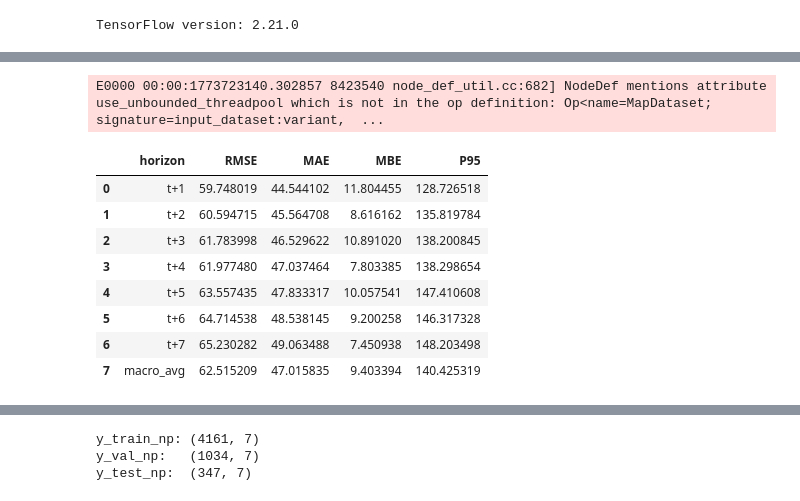
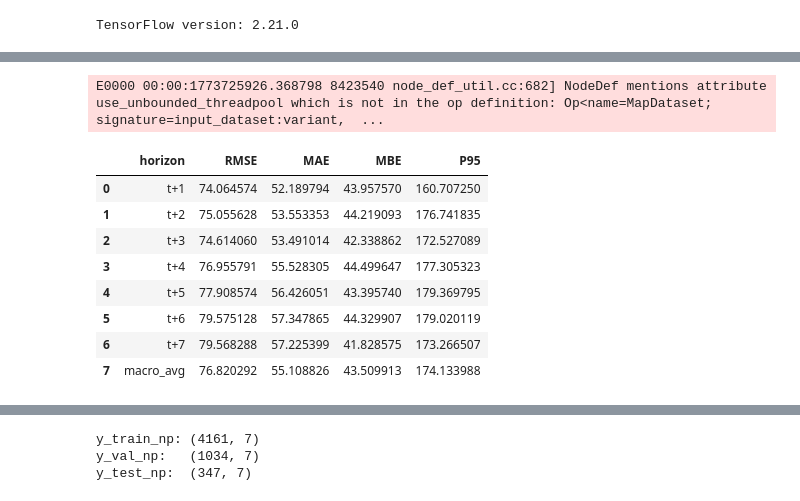
Before and after one commit to Pulkit9918/Assignment-1, a Jupyter notebook: z5708011_assignment1.ipynb, the cells around one changed output, grey strips where cells are left out. Drawn from its saved outputs; the diff is of its cells as text; code cells hidden in the pictures.

```diff
--- a/z5708011_assignment1.ipynb
+++ b/z5708011_assignment1.ipynb
@@ -473,7 +466,10 @@ def build_model():
 
     return model
 # %%
-horizon_weights = tf.constant([1,2,3,4,5,6,7], dtype=tf.float32)
+horizon_weights = tf.constant(
+    [1 / np.sqrt(k) for k in range(1, 8)],
+    dtype=tf.float32
+)
 
 def weighted_mse(y_true, y_pred):
 
@@ -492,7 +488,7 @@ model_mse.compile(
 
 early_stop = EarlyStopping(
     monitor="val_loss",
-    patience=10,
+    patience=15,
     restore_best_weights=True
 )
 
@@ -581,7 +576,7 @@ def train_and_evaluate_model(loss_fn, model_name):
 
     early_stop = EarlyStopping(
         monitor="val_loss",
-        patience=10,
+        patience=15,
         restore_best_weights=True
     )
 
@@ -645,5 +647,5 @@ E0000 00:00:1773723131.925740 8423540 node_def_util.cc:682] NodeDef mentions att
 # %%
-def weighted_quantile_loss(q=0.5):
+def weighted_quantile_loss(q=0.8):
     def loss(y_true, y_pred):
         error = y_true - y_pred
         quantile_part = tf.maximum(q * error, (q - 1.0) * error)
@@ -652,7 +654,7 @@ def weighted_quantile_loss(q=0.5):
     return loss
 # %%
 model_quantile, history_quantile, y_pred_quantile, metrics_quantile = train_and_evaluate_model(
-    weighted_quantile_loss(q=0.5),
+    weighted_quantile_loss(q=0.8),
     "weighted_quantile"
 )
 
@@ -678,13 +680,13 @@ Epoch 97/100
-E0000 00:00:1773723140.302857 8423540 node_def_util.cc:682] NodeDef mentions attribute use_unbounded_threadpool which is not in the op definition: Op<name=MapDataset; signature=input_dataset:variant,  ...
+E0000 00:00:1773725926.368798 8423540 node_def_util.cc:682] NodeDef mentions attribute use_unbounded_threadpool which is not in the op definition: Op<name=MapDataset; signature=input_dataset:variant,  ...
 |  | horizon | RMSE | MAE | MBE | P95 |
-| 0 | t+1 | 59.748019 | 44.544102 | 11.804455 | 128.726518 |
-| 1 | t+2 | 60.594715 | 45.564708 | 8.616162 | 135.819784 |
-| 2 | t+3 | 61.783998 | 46.529622 | 10.891020 | 138.200845 |
-| 3 | t+4 | 61.977480 | 47.037464 | 7.803385 | 138.298654 |
-| 4 | t+5 | 63.557435 | 47.833317 | 10.057541 | 147.410608 |
-| 5 | t+6 | 64.714538 | 48.538145 | 9.200258 | 146.317328 |
-| 6 | t+7 | 65.230282 | 49.063488 | 7.450938 | 148.203498 |
-| 7 | macro_avg | 62.515209 | 47.015835 | 9.403394 | 140.425319 |
+| 0 | t+1 | 74.064574 | 52.189794 | 43.957570 | 160.707250 |
+| 1 | t+2 | 75.055628 | 53.553353 | 44.219093 | 176.741835 |
+| 2 | t+3 | 74.614060 | 53.491014 | 42.338862 | 172.527089 |
+| 3 | t+4 | 76.955791 | 55.528305 | 44.499647 | 177.305323 |
+| 4 | t+5 | 77.908574 | 56.426051 | 43.395740 | 179.369795 |
+| 5 | t+6 | 79.575128 | 57.347865 | 44.329907 | 179.020119 |
+| 6 | t+7 | 79.568288 | 57.225399 | 41.828575 | 173.266507 |
+| 7 | macro_avg | 76.820292 | 55.108826 | 43.509913 | 174.133988 |
 # %%
 model_mse, history_mse, y_pred_mse, metrics_mse = train_and_evaluate_model(
     weighted_mse,
```
Also changed, not shown: parts of 18 cells of this notebook, 1 other file.
